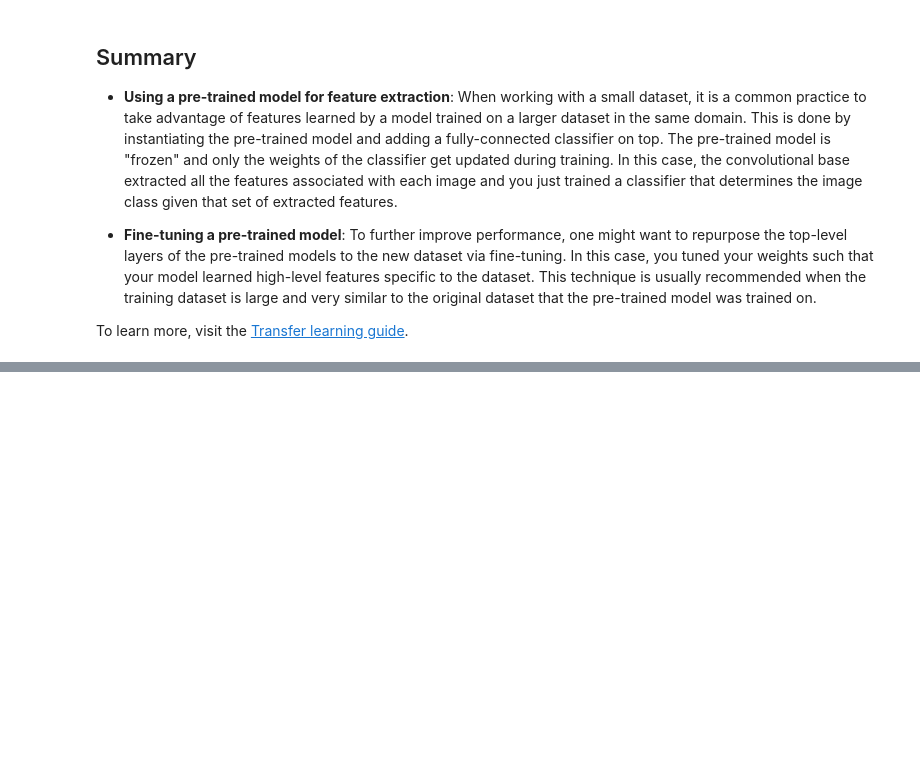
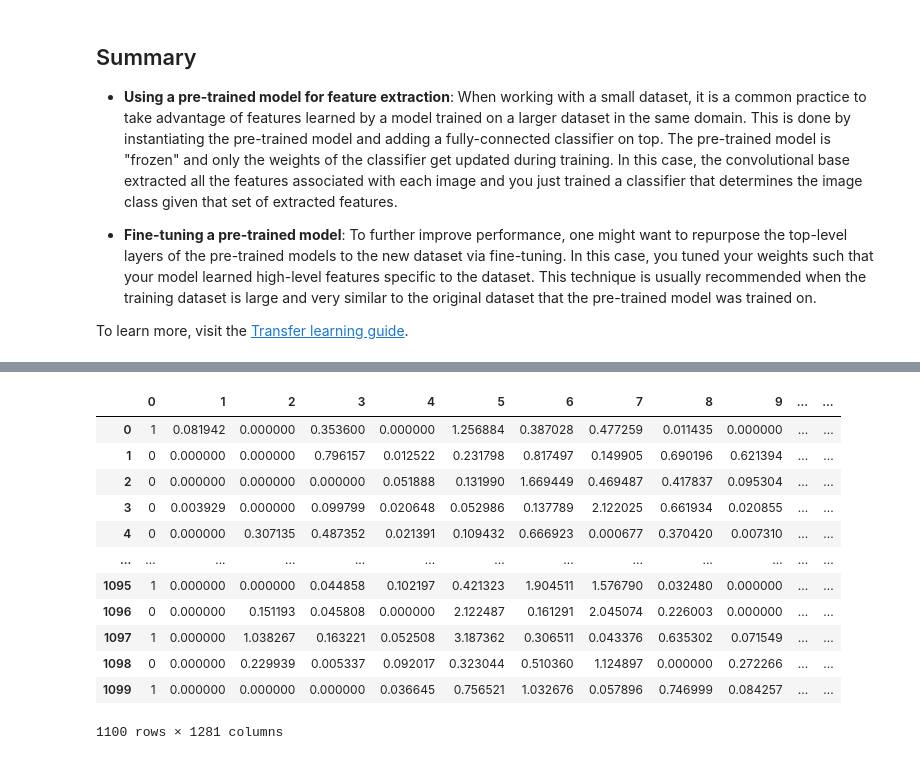
Before and after one commit to silveiraluiza/rn-cin-covid, a Jupyter notebook: transfer learning/transfer_learning_Xception.ipynb, the cells around one changed output, grey strips where cells are left out. Drawn from its saved outputs; the diff is of its cells as text; code cells hidden in the pictures; blank space fills up the shorter version.

```diff
--- a/transfer learning/transfer_learning_Xception.ipynb
+++ b/transfer learning/transfer_learning_Xception.ipynb
@@ -563,0 +677,16 @@ To learn more, visit the [Transfer learning guide](https://www.tensorflow.org/gu
+# %%
+val
+# %% [output]
+|  | 0 | 1 | 2 | 3 | 4 | 5 | 6 | 7 | 8 | 9 | ... | ... |
+| 0 | 1 | 0.081942 | 0.000000 | 0.353600 | 0.000000 | 1.256884 | 0.387028 | 0.477259 | 0.011435 | 0.000000 | ... | ... |
+| 1 | 0 | 0.000000 | 0.000000 | 0.796157 | 0.012522 | 0.231798 | 0.817497 | 0.149905 | 0.690196 | 0.621394 | ... | ... |
+| 2 | 0 | 0.000000 | 0.000000 | 0.000000 | 0.051888 | 0.131990 | 1.669449 | 0.469487 | 0.417837 | 0.095304 | ... | ... |
+| 3 | 0 | 0.003929 | 0.000000 | 0.099799 | 0.020648 | 0.052986 | 0.137789 | 2.122025 | 0.661934 | 0.020855 | ... | ... |
+| 4 | 0 | 0.000000 | 0.307135 | 0.487352 | 0.021391 | 0.109432 | 0.666923 | 0.000677 | 0.370420 | 0.007310 | ... | ... |
+| ... | ... | ... | ... | ... | ... | ... | ... | ... | ... | ... | ... | ... |
+| 1095 | 1 | 0.000000 | 0.000000 | 0.044858 | 0.102197 | 0.421323 | 1.904511 | 1.576790 | 0.032480 | 0.000000 | ... | ... |
+| 1096 | 0 | 0.000000 | 0.151193 | 0.045808 | 0.000000 | 2.122487 | 0.161291 | 2.045074 | 0.226003 | 0.000000 | ... | ... |
+| 1097 | 1 | 0.000000 | 1.038267 | 0.163221 | 0.052508 | 3.187362 | 0.306511 | 0.043376 | 0.635302 | 0.071549 | ... | ... |
+| 1098 | 0 | 0.000000 | 0.229939 | 0.005337 | 0.092017 | 0.323044 | 0.510360 | 1.124897 | 0.000000 | 0.272266 | ... | ... |
+| 1099 | 1 | 0.000000 | 0.000000 | 0.000000 | 0.036645 | 0.756521 | 1.032676 | 0.057896 | 0.746999 | 0.084257 | ... | ... |
+1100 rows × 1281 columns
```
Also changed, not shown: parts of 45 cells of this notebook, 10 other files.
